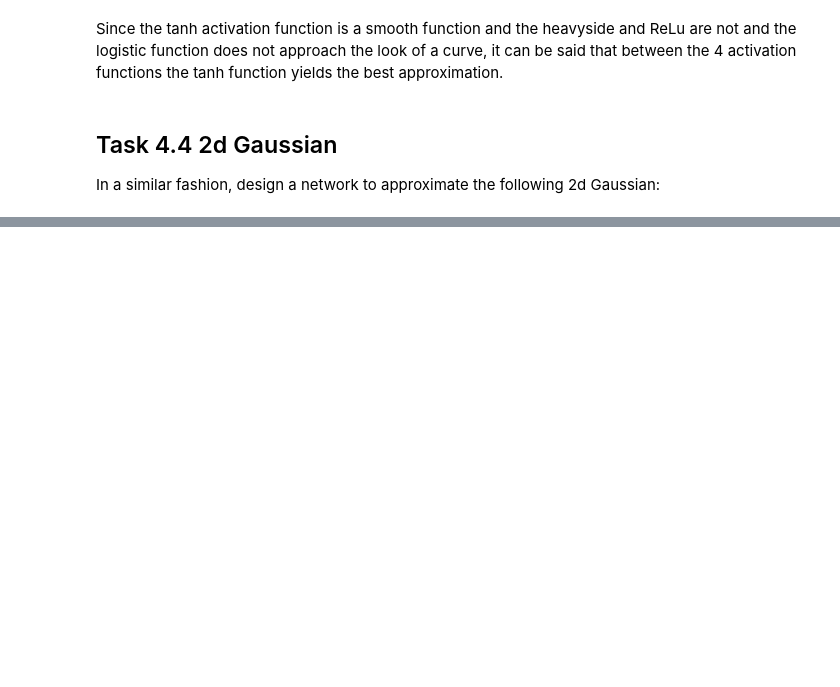
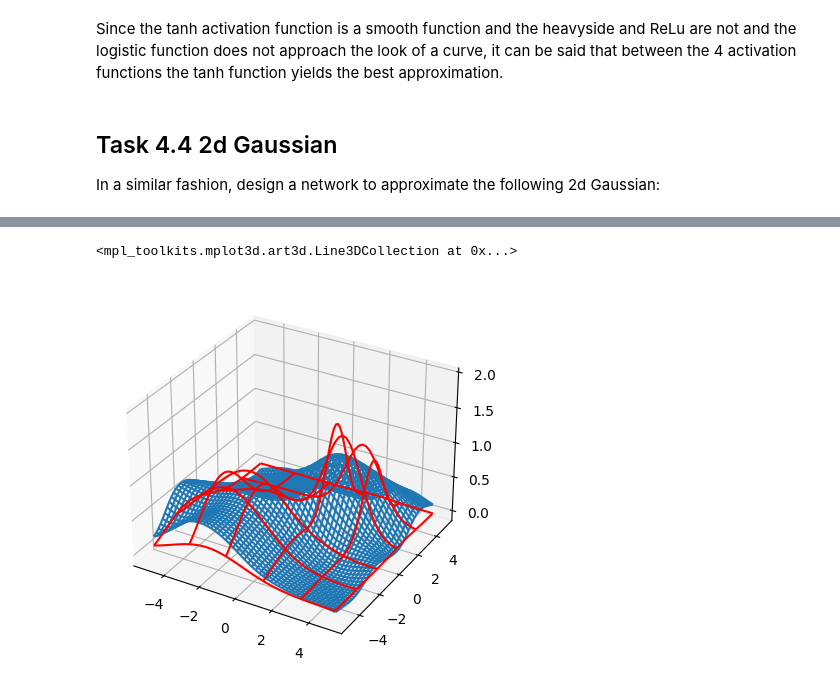
Before and after one commit to d3nnis2001/NeuralNetworks, a Jupyter notebook: a4.ipynb, the cells around one changed output, grey strips where cells are left out. Saved outputs shown, nothing was run; the diff lists cells and outputs as text; code cells hidden in the pictures; blank space fills up the shorter version.

```diff
--- a/a4.ipynb
+++ b/a4.ipynb
@@ -204 +202,18 @@ ax.plot_wireframe(XY[:,:,0], XY[:,:,1], Z);
 [figure]
+# %%
+def calculate2d():
+    model = tf.keras.models.Sequential([tf.keras.layers.Dense(8, activation="sigmoid", input_shape=(2,)), tf.keras.layers.Dense(1)])
+
+    #Compiling a model
+    model.compile(optimizer='adam', loss='mse')
+    model.fit(XY.reshape((-1,2)), Z.reshape((-1,1)), epochs=100, verbose=0)
+
+    #Predicting output
+    Z_pred = model.predict(XY.reshape((-1,2))).reshape(Z.shape)
+    return Z_pred
+
+fig = plt.figure()
+ax = fig.add_subplot(projection='3d')
+ax.plot_wireframe(XY[:,:,0], XY[:,:,1], Z, color="r", cstride=10, rstride=10)
+ax.plot_wireframe(XY[:,:,0], XY[:,:,1], calculate2d())
+# %% [output]
@@ -204,0 +221,2 @@ ax.plot_wireframe(XY[:,:,0], XY[:,:,1], Z);
+<mpl_toolkits.mplot3d.art3d.Line3DCollection at 0x...>
+[figure, added]
```
Also changed, not shown: parts of 5 cells of this notebook.
